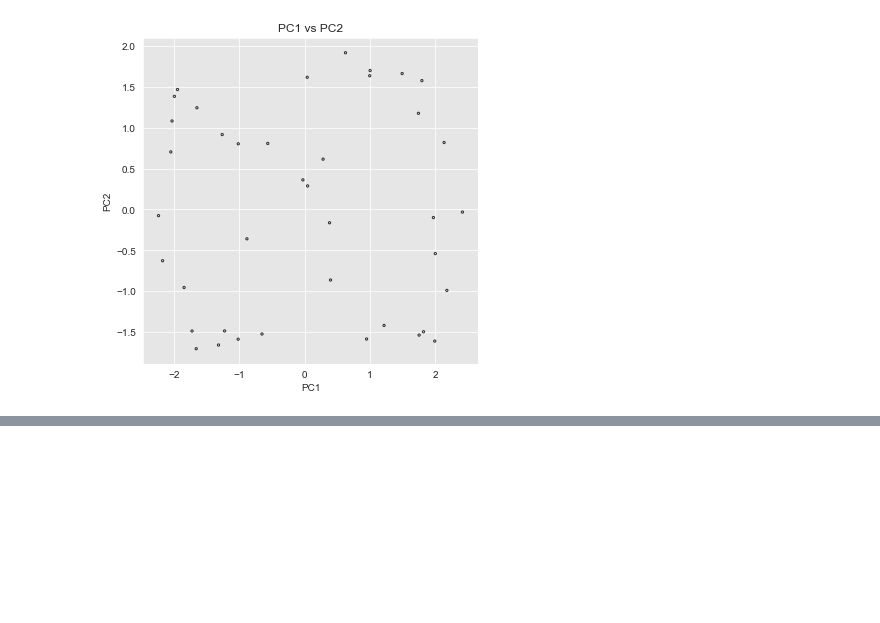
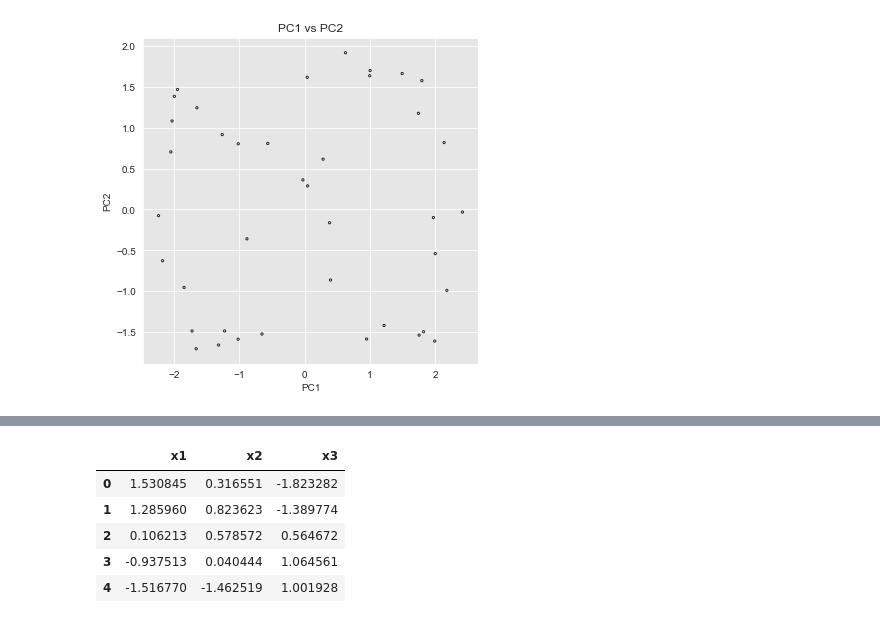
Before and after one commit to Pearl-Ayem/Geoscientific-Data-Science-and-Empirical-Modeling, a Jupyter notebook: Assignment_2/Assn2.ipynb, the cells around one changed output, grey strips where cells are left out. Drawn from its saved outputs; the diff is of its cells as text; code cells hidden in the pictures; blank space fills up the shorter version.

```diff
--- a/Assignment_2/Assn2.ipynb
+++ b/Assignment_2/Assn2.ipynb
@@ -165,0 +183,10 @@ plt.show()
+# %%
+ydata.head()
+xdata.head()
+# %% [output]
+|  | x1 | x2 | x3 |
+| 0 | 1.530845 | 0.316551 | -1.823282 |
+| 1 | 1.285960 | 0.823623 | -1.389774 |
+| 2 | 0.106213 | 0.578572 | 0.564672 |
+| 3 | -0.937513 | 0.040444 | 1.064561 |
+| 4 | -1.516770 | -1.462519 | 1.001928 |
```
Also changed, not shown: parts of 11 cells of this notebook.
